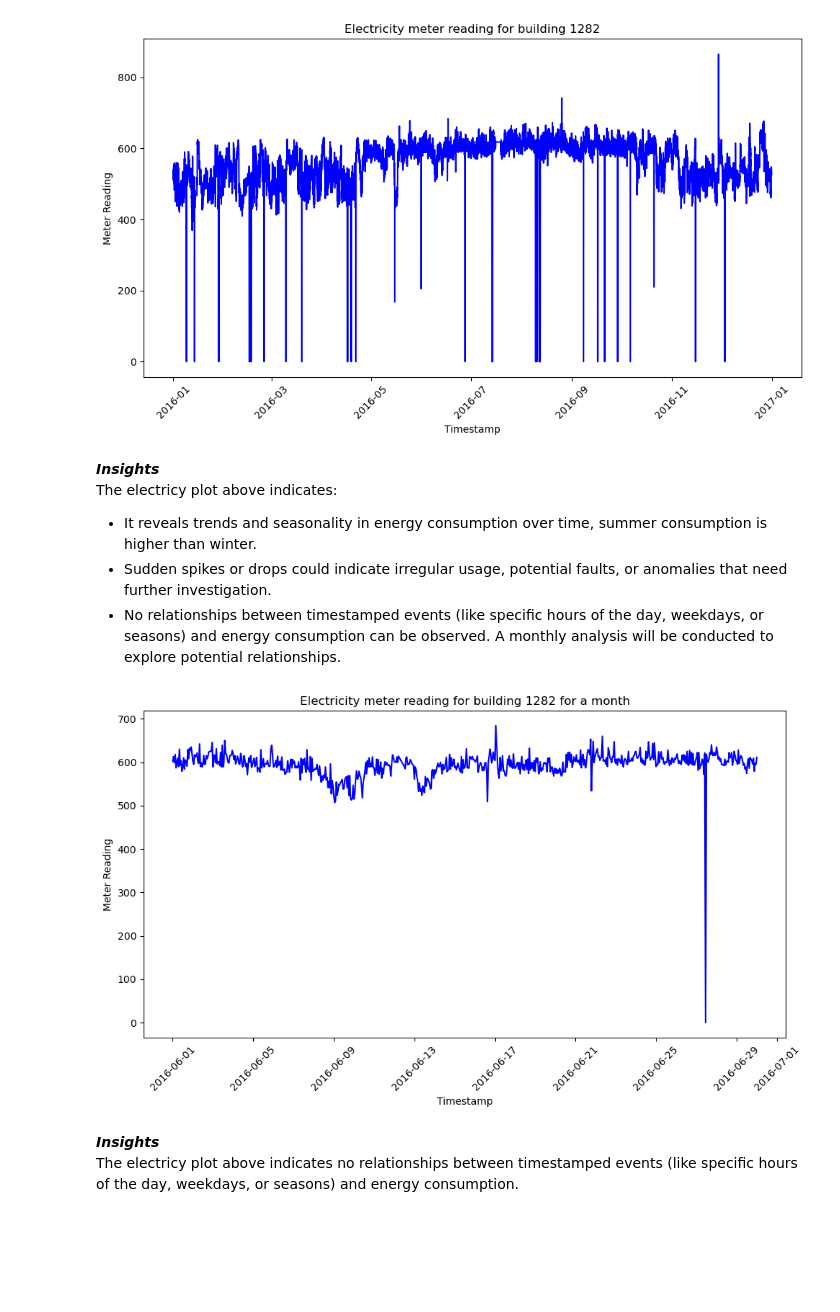
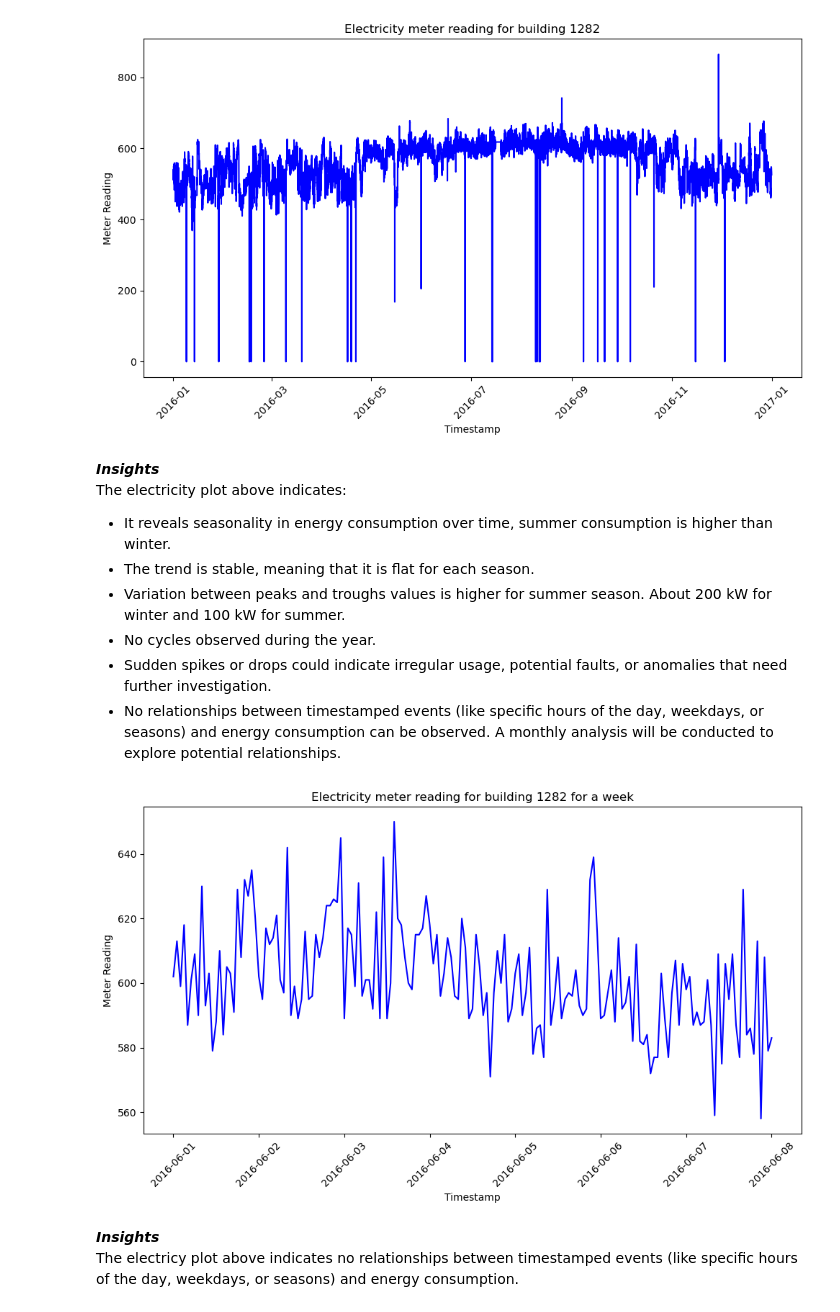
Before and after one commit to JoLuCG/DS_Capstone_Project, a Jupyter notebook: 01_notebooks/Sprint_2_Capstone_BECP.ipynb, the cells around one changed output. Drawn from its saved outputs; the diff is of its cells as text; code cells hidden in the pictures; blank space fills up the shorter version.

```diff
--- a/01_notebooks/Sprint_2_Capstone_BECP.ipynb
+++ b/01_notebooks/Sprint_2_Capstone_BECP.ipynb
@@ -817,34 +813,37 @@ plt.show()
 [figure]
 # %% [markdown]
 ***Insights***\
-The electricy plot above indicates:
-- It reveals trends and seasonality in energy consumption over time, summer consumption is higher than winter.
+The electricity plot above indicates:
+- It reveals seasonality in energy consumption over time, summer consumption is higher than winter.
+- The trend is stable, meaning that it is flat for each season.
+- Variation between peaks and troughs values is higher for summer season. About 200 kW for winter and 100 kW for summer.
+- No cycles observed during the year.
 - Sudden spikes or drops could indicate irregular usage, potential faults, or anomalies that need further investigation.
 - No relationships between timestamped events (like specific hours of the day, weekdays, or seasons) and energy consumption can be observed. A monthly analysis will be conducted to explore potential relationships.
 # %%
 # Convert 'timestamp' column to datetime format
 healthcare_df['timestamp'] = pd.to_datetime(healthcare_df['timestamp'])
 
 # Filter the 'health' DataFrame for the specified conditions (building ID, meter_type, and timestamp range)
 filtered_data = healthcare_df[
     (healthcare_df['building_id'] == 1282) &
     (healthcare_df['meter_type'] == 0) &
-    (healthcare_df['timestamp'].between('2016-06-01', '2016-06-30'))
+    (healthcare_df['timestamp'].between('2016-06-01', '2016-06-08'))
 ]
 
 plt.figure(figsize=(10, 6))
 
 # Plotting the data for building_id=1282 within the specified timestamp range
 plt.plot(filtered_data['timestamp'], filtered_data['meter_reading'], linestyle='-', color='b')
 
 plt.xlabel('Timestamp')
 plt.ylabel('Meter Reading')
-plt.title("Electricity meter reading for building 1282 for a month")
+plt.title("Electricity meter reading for building 1282 for a week")
 plt.xticks(rotation=45)
 plt.tight_layout()
 plt.show()
 # %% [output]
-[figure, old version]
+[figure, new version]
 # %% [markdown]
 ***Insights***\
 The electricy plot above indicates no relationships between timestamped events (like specific hours of the day, weekdays, or seasons) and energy consumption.
```
Also changed, not shown: parts of 48 cells of this notebook, 2 other files.
